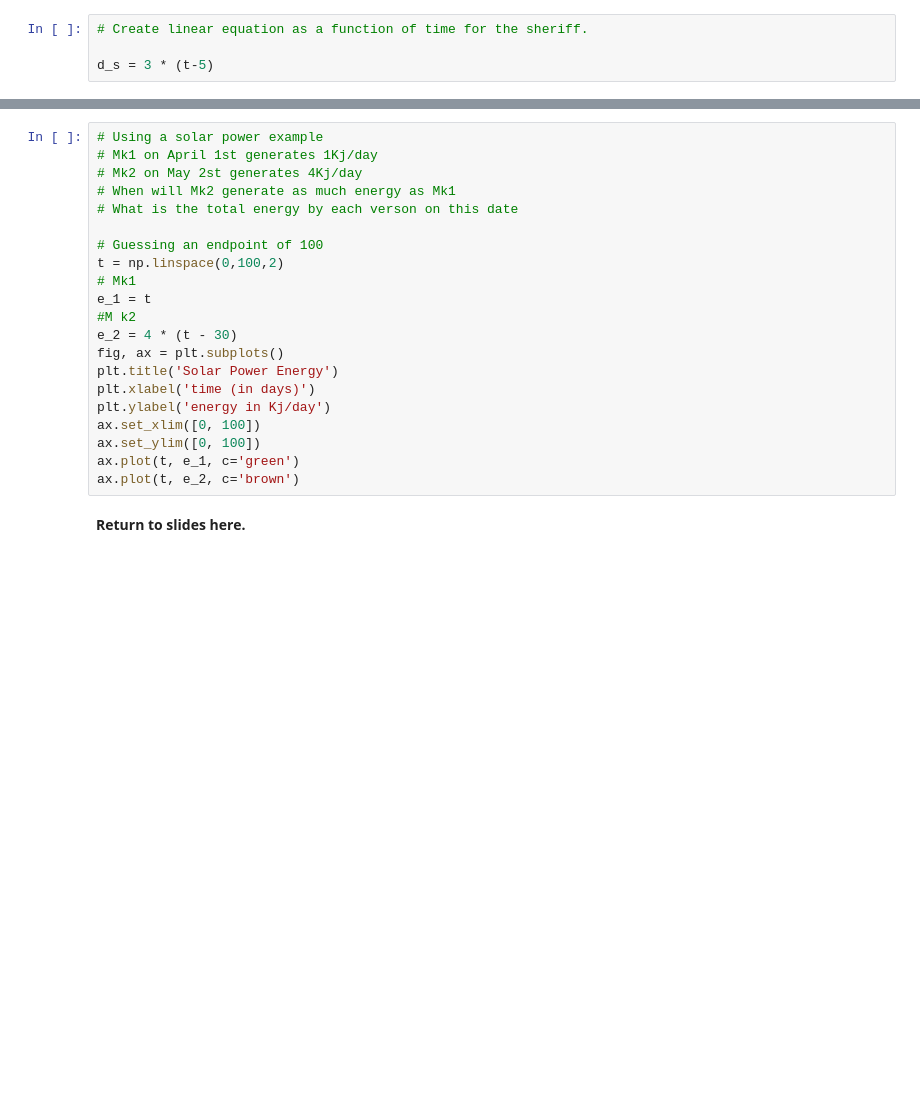
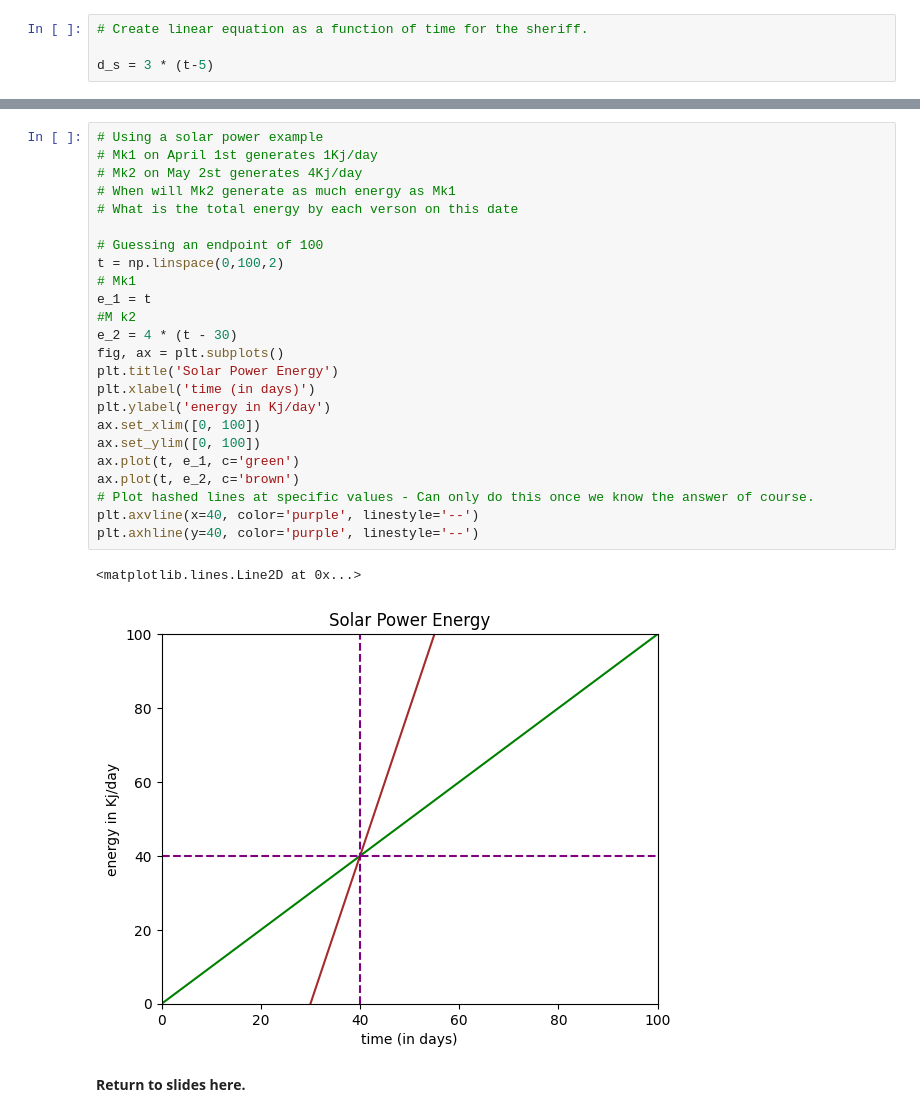
Before and after one commit to adamaps/ml-math, a Jupyter notebook: linear_algebra/intro-to-linear-algebra.ipynb, the cells around one changed output, grey strips where cells are left out. Cells and saved outputs as stored; diff of their text form; blank space fills up the shorter version.

```diff
--- a/linear_algebra/intro-to-linear-algebra.ipynb
+++ b/linear_algebra/intro-to-linear-algebra.ipynb
@@ -97,24 +100,30 @@ plt.axhline(y=75, color='purple', linestyle='--')
 # %%
 # Using a solar power example
 # Mk1 on April 1st generates 1Kj/day
 # Mk2 on May 2st generates 4Kj/day
 # When will Mk2 generate as much energy as Mk1
 # What is the total energy by each verson on this date
 
 # Guessing an endpoint of 100
 t = np.linspace(0,100,2)
 # Mk1
 e_1 = t
 #M k2
 e_2 = 4 * (t - 30)
 fig, ax = plt.subplots()
 plt.title('Solar Power Energy')
 plt.xlabel('time (in days)')
 plt.ylabel('energy in Kj/day')
 ax.set_xlim([0, 100])
 ax.set_ylim([0, 100])
 ax.plot(t, e_1, c='green')
 ax.plot(t, e_2, c='brown')
+# Plot hashed lines at specific values - Can only do this once we know the answer of course.
+plt.axvline(x=40, color='purple', linestyle='--')
+plt.axhline(y=40, color='purple', linestyle='--')
+# %% [output]
+<matplotlib.lines.Line2D at 0x...>
+[figure, added]
 # %% [markdown]
 **Return to slides here.**
 # %% [markdown]
```
Also changed, not shown: parts of 1 cell of this notebook, 1 other file.
